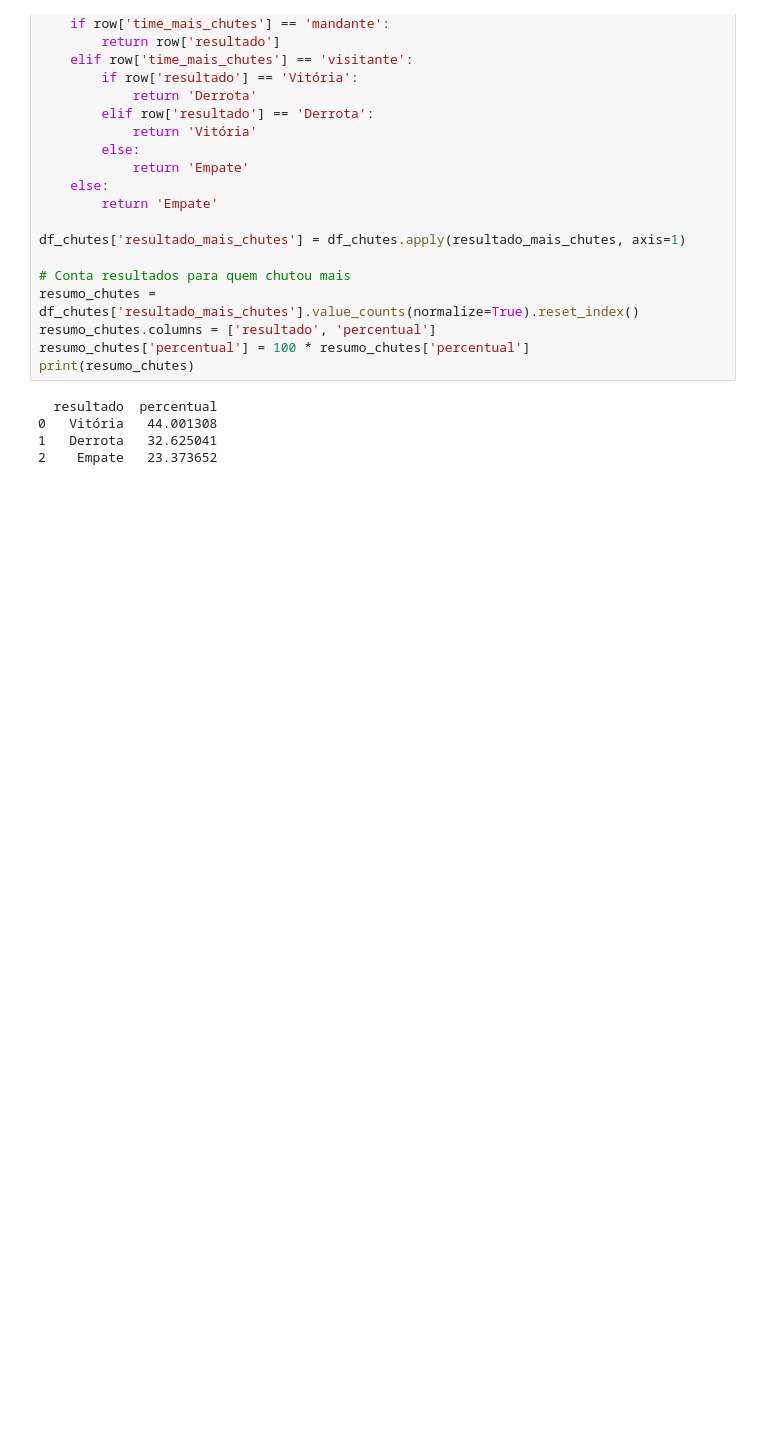
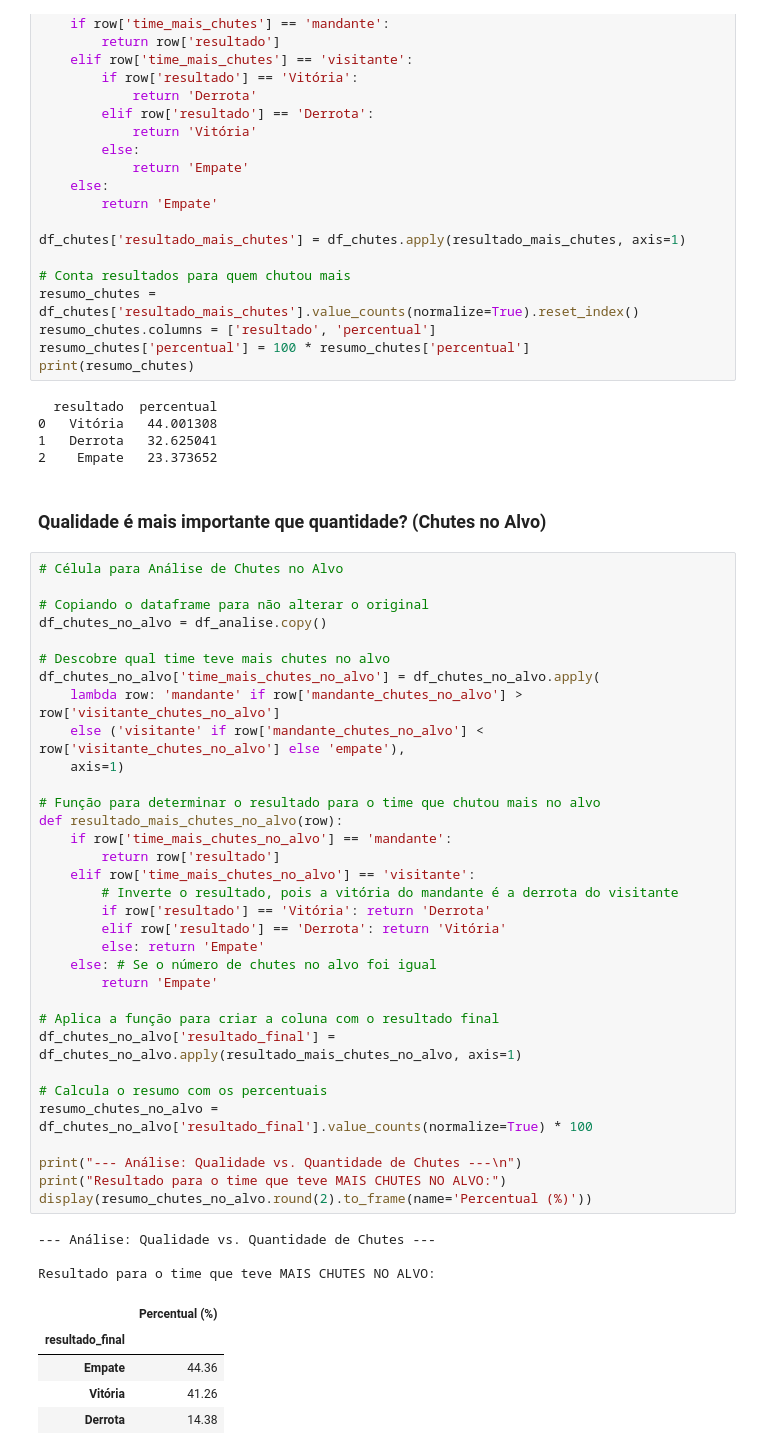
Before and after one commit to leorossi08/desafio-liven-tech, a Jupyter notebook: Challenge_Liven.ipynb, the cells around one changed output. Cells and saved outputs as stored; diff of their text form; blank space fills up the shorter version.

Commit message:
Novas analises

```diff
--- a/Challenge_Liven.ipynb
+++ b/Challenge_Liven.ipynb
@@ -407,3 +407,47 @@ print(resumo_chutes)
 0   Vitória   44.001308
 1   Derrota   32.625041
 2    Empate   23.373652
+# %% [markdown]
+### Qualidade é mais importante que quantidade? (Chutes no Alvo)
+# %%
+# Célula para Análise de Chutes no Alvo
+
+# Copiando o dataframe para não alterar o original
+df_chutes_no_alvo = df_analise.copy()
+
+# Descobre qual time teve mais chutes no alvo
+df_chutes_no_alvo['time_mais_chutes_no_alvo'] = df_chutes_no_alvo.apply(
+    lambda row: 'mandante' if row['mandante_chutes_no_alvo'] > row['visitante_chutes_no_alvo']
+    else ('visitante' if row['mandante_chutes_no_alvo'] < row['visitante_chutes_no_alvo'] else 'empate'),
+    axis=1)
+
+# Função para determinar o resultado para o time que chutou mais no alvo
+def resultado_mais_chutes_no_alvo(row):
+    if row['time_mais_chutes_no_alvo'] == 'mandante':
+        return row['resultado']
+    elif row['time_mais_chutes_no_alvo'] == 'visitante':
+        # Inverte o resultado, pois a vitória do mandante é a derrota do visitante
+        if row['resultado'] == 'Vitória': return 'Derrota'
+        elif row['resultado'] == 'Derrota': return 'Vitória'
+        else: return 'Empate'
+    else: # Se o número de chutes no alvo foi igual
+        return 'Empate'
+
+# Aplica a função para criar a coluna com o resultado final
+df_chutes_no_alvo['resultado_final'] = df_chutes_no_alvo.apply(resultado_mais_chutes_no_alvo, axis=1)
+
+# Calcula o resumo com os percentuais
+resumo_chutes_no_alvo = df_chutes_no_alvo['resultado_final'].value_counts(normalize=True) * 100
+
+print("--- Análise: Qualidade vs. Quantidade de Chutes ---\n")
+print("Resultado para o time que teve MAIS CHUTES NO ALVO:")
+display(resumo_chutes_no_alvo.round(2).to_frame(name='Percentual (%)'))
+# %% [output]
+--- Análise: Qualidade vs. Quantidade de Chutes ---
+
+Resultado para o time que teve MAIS CHUTES NO ALVO:
+|  | Percentual (%) |
+| resultado_final |  |
+| Empate | 44.36 |
+| Vitória | 41.26 |
+| Derrota | 14.38 |
```
Also changed, not shown: parts of 2 cells of this notebook.
